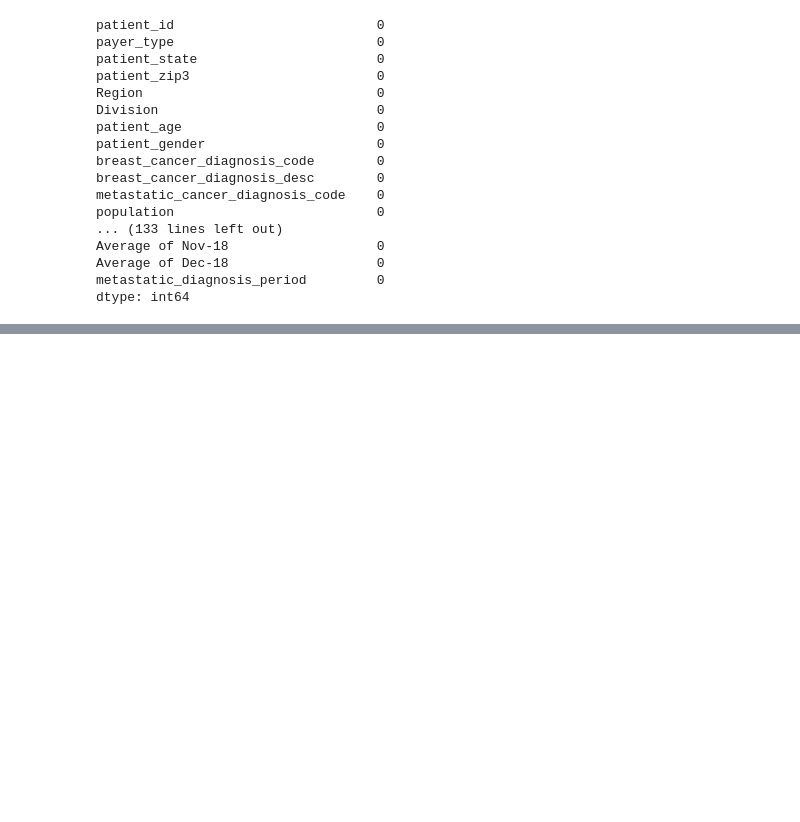
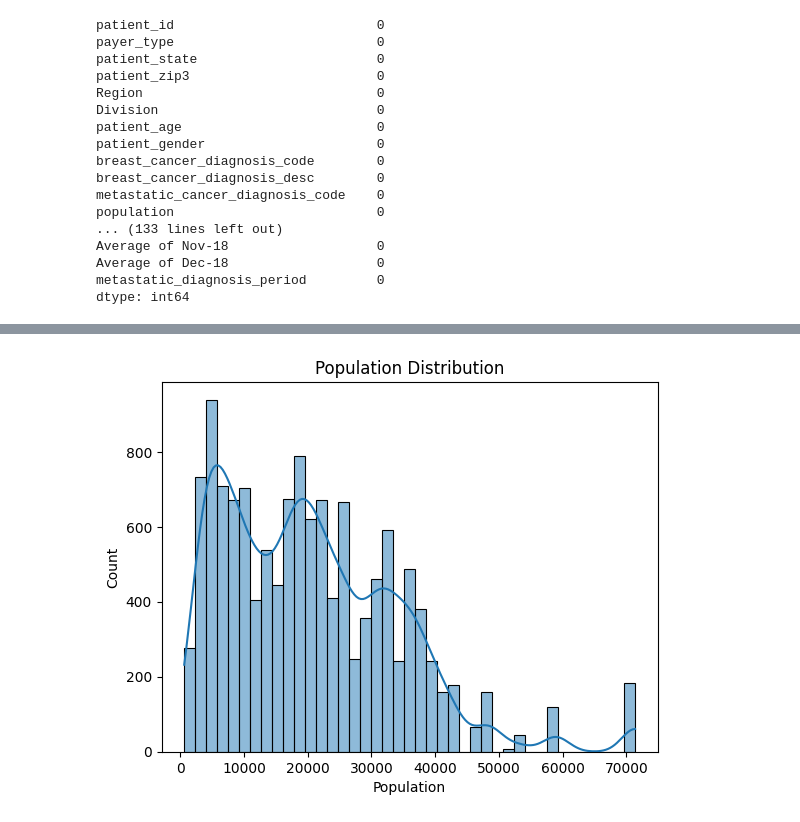
Before and after one commit to Chaitanya-surisetty/DataComp, a Jupyter notebook: TestFile.ipynb, the cells around one changed output, grey strips where cells are left out. Cells and saved outputs as stored; diff of their text form; code cells hidden in the pictures; blank space fills up the shorter version.

```diff
--- a/TestFile.ipynb
+++ b/TestFile.ipynb
@@ -403,0 +420,8 @@ dtype: int64
+# %%
+sns.histplot(newData["population"],kde = True)
+plt.title("Population Distribution")
+plt.xlabel("Population")
+plt.ylabel("Count")
+plt.show()
+# %% [output]
+[figure, added]
```
Also changed, not shown: parts of 2 cells of this notebook.
